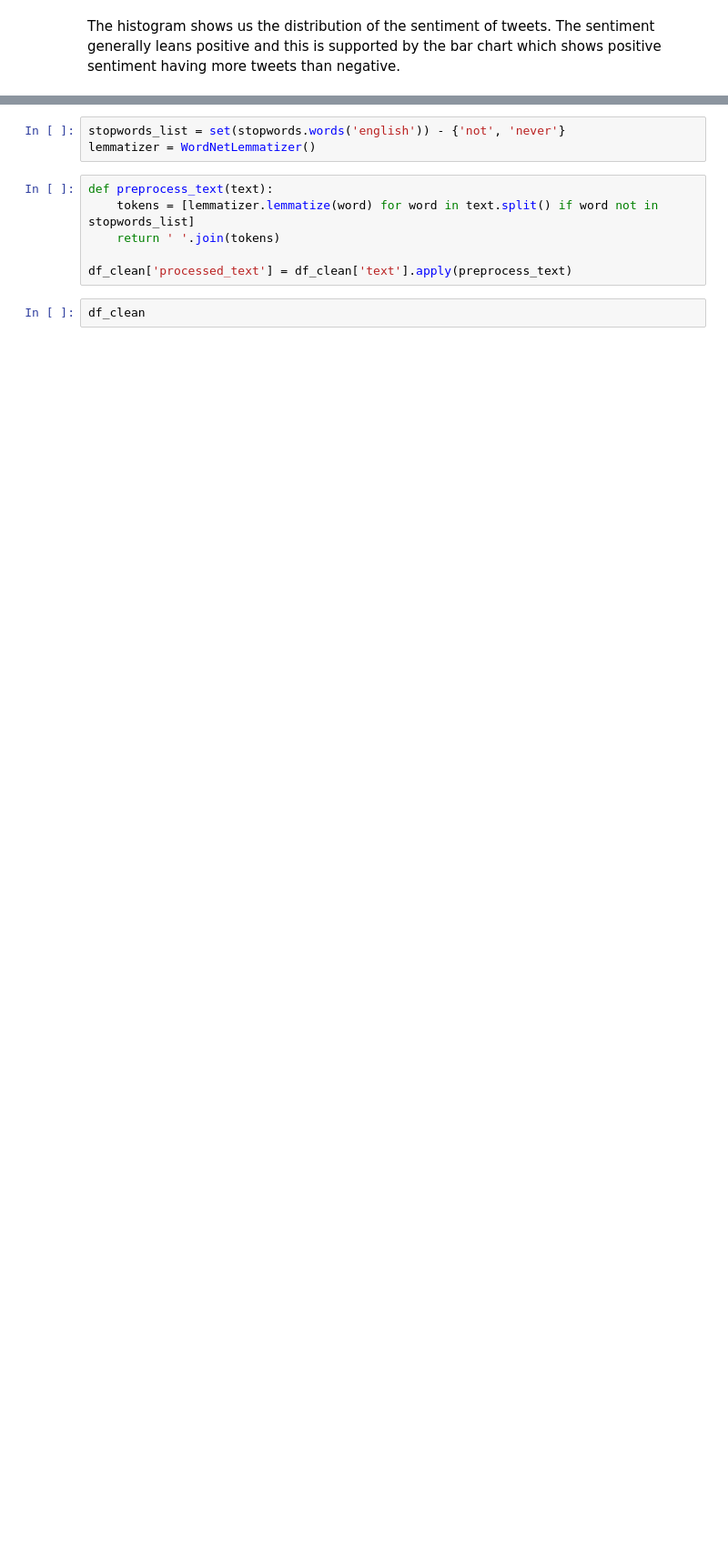
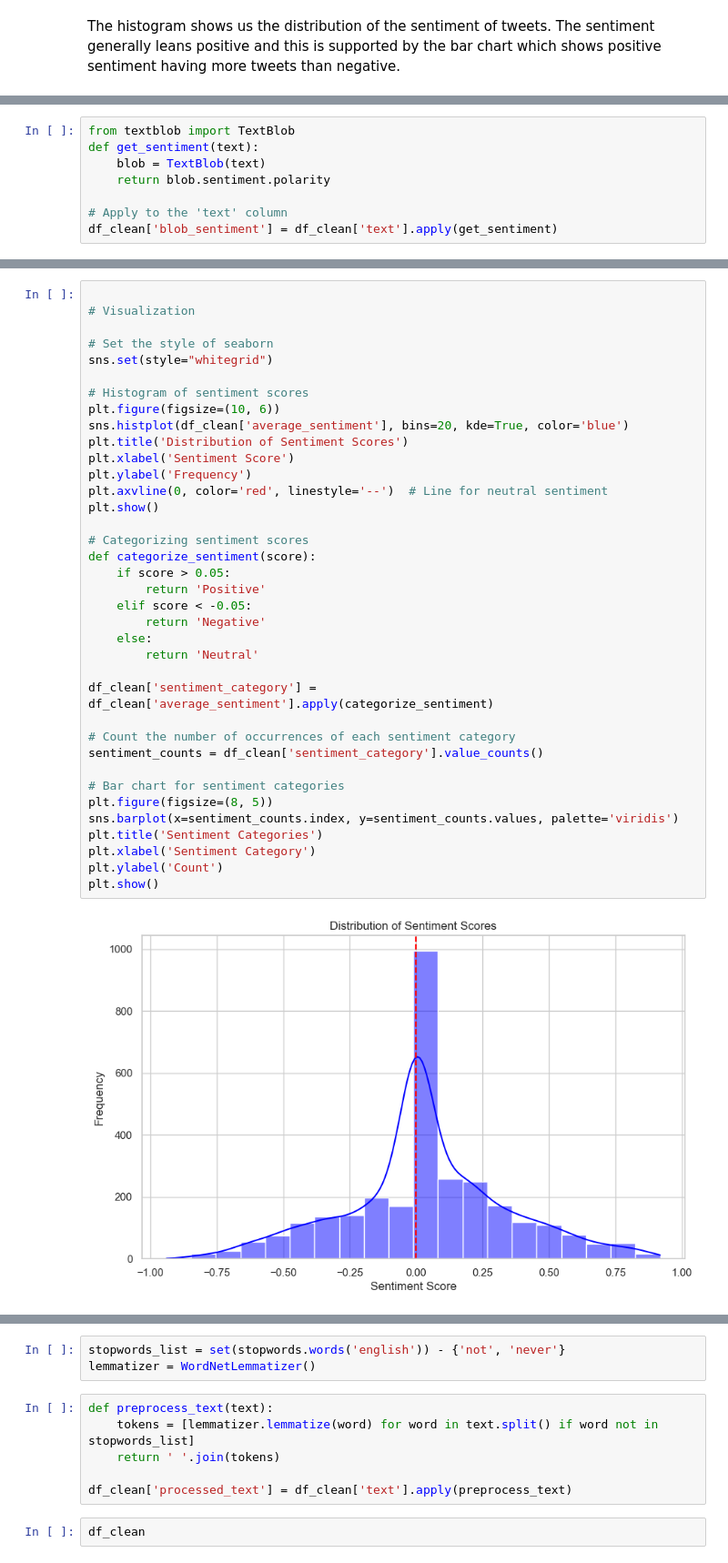
Before and after one commit to Luwate/phase-4-project, a Jupyter notebook: NLP PROJECT.ipynb, the cells around one changed output, grey strips where cells are left out. Shown: that part at 91% size. Cells and saved outputs as stored; diff of their text form; blank space fills up the shorter version.

```diff
--- a/NLP PROJECT.ipynb
+++ b/NLP PROJECT.ipynb
@@ -297,0 +310,8 @@ In order to attempt to combat this, we can attempt to make use of a different mo
+# %%
+from textblob import TextBlob
+def get_sentiment(text):
+    blob = TextBlob(text)
+    return blob.sentiment.polarity
+
+# Apply to the 'text' column
+df_clean['blob_sentiment'] = df_clean['text'].apply(get_sentiment)
@@ -297,0 +352,39 @@ In order to attempt to combat this, we can attempt to make use of a different mo
+# %%
+
+# Visualization
+
+# Set the style of seaborn
+sns.set(style="whitegrid")
+
+# Histogram of sentiment scores
+plt.figure(figsize=(10, 6))
+sns.histplot(df_clean['average_sentiment'], bins=20, kde=True, color='blue')
+plt.title('Distribution of Sentiment Scores')
+plt.xlabel('Sentiment Score')
+plt.ylabel('Frequency')
+plt.axvline(0, color='red', linestyle='--')  # Line for neutral sentiment
+plt.show()
+
+# Categorizing sentiment scores
+def categorize_sentiment(score):
+    if score > 0.05:
+        return 'Positive'
+    elif score < -0.05:
+        return 'Negative'
+    else:
+        return 'Neutral'
+
+df_clean['sentiment_category'] = df_clean['average_sentiment'].apply(categorize_sentiment)
+
+# Count the number of occurrences of each sentiment category
+sentiment_counts = df_clean['sentiment_category'].value_counts()
+
+# Bar chart for sentiment categories
+plt.figure(figsize=(8, 5))
+sns.barplot(x=sentiment_counts.index, y=sentiment_counts.values, palette='viridis')
+plt.title('Sentiment Categories')
+plt.xlabel('Sentiment Category')
+plt.ylabel('Count')
+plt.show()
+# %% [output]
+[figure, added]
```
Also changed, not shown: parts of 22 cells of this notebook.
